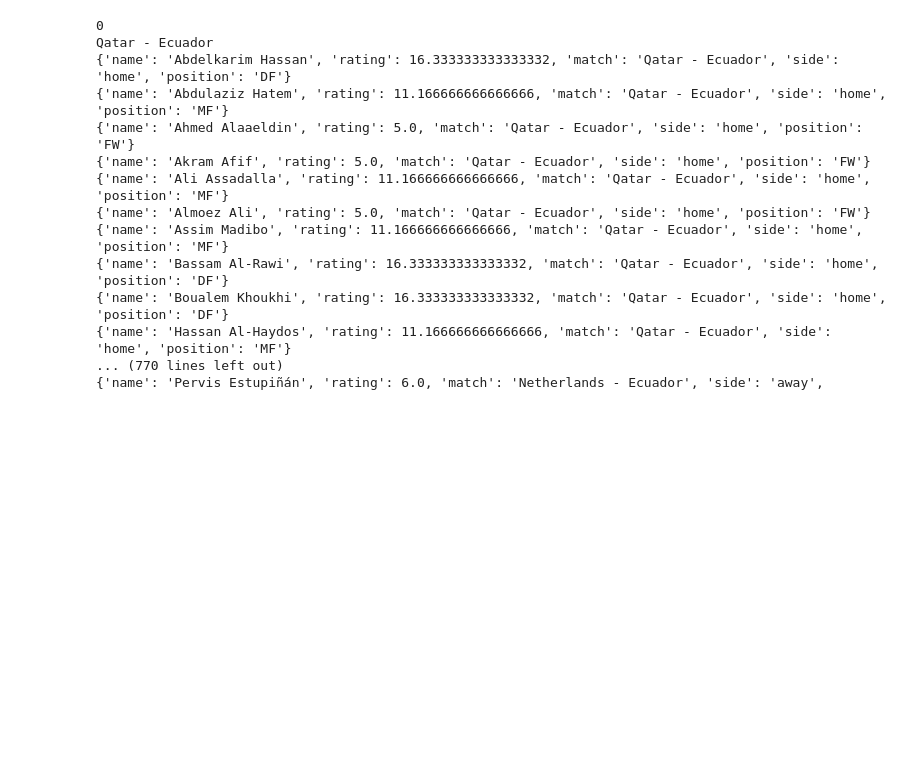
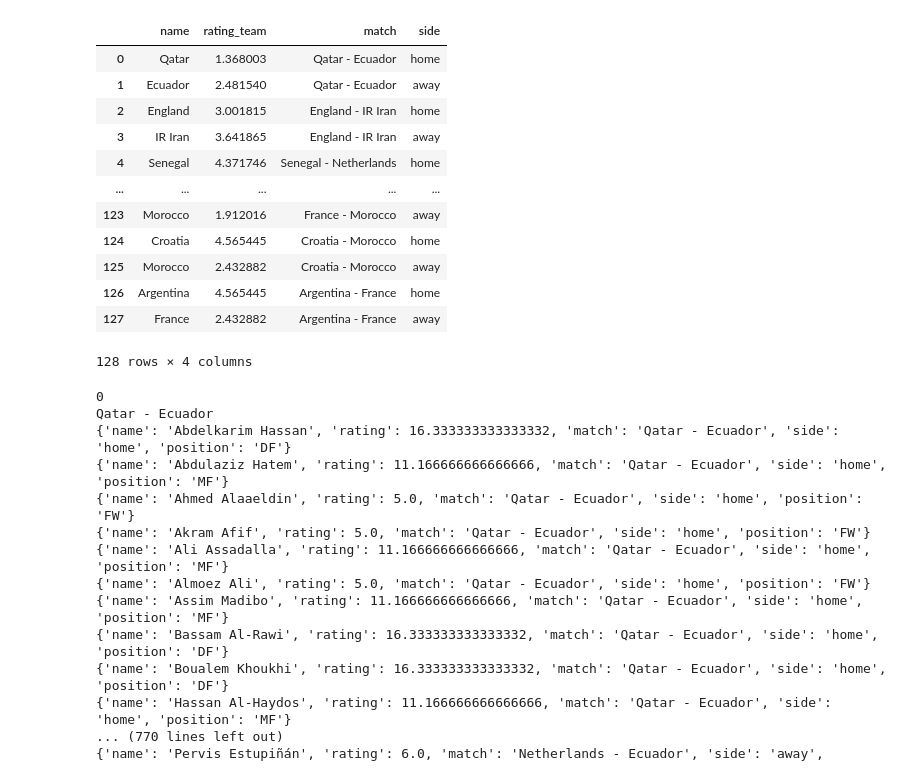
Before and after one commit to BroodjeBal69/VIS---Group-27, a Jupyter notebook: player_model.ipynb, the cells around one changed output. Cells and saved outputs as stored; diff of their text form; code cells hidden in the pictures; blank space fills up the shorter version.

```diff
--- a/player_model.ipynb
+++ b/player_model.ipynb
@@ -157,0 +212,8 @@ def AttackerRating(df, i, team):
+# %%
+from sklearn.preprocessing import MinMaxScaler
+df_rating_team = pd.DataFrame()
+TeamRating(df_match_data)
+df_rating_team.groupby('match')
+df_rating_team.set_index('match')
+scaler = MinMaxScaler(feature_range=(1,10))
+df_rating_team[['rating_team']] = scaler.fit_transform(df_rating_team[['rating_team']])
@@ -158,3 +255,19 @@ def AttackerRating(df, i, team):
+# %%
+df_rating_team
+# %% [output]
+|  | name | rating_team | match | side |
+| 0 | Qatar | 1.368003 | Qatar - Ecuador | home |
+| 1 | Ecuador | 2.481540 | Qatar - Ecuador | away |
+| 2 | England | 3.001815 | England - IR Iran | home |
+| 3 | IR Iran | 3.641865 | England - IR Iran | away |
+| 4 | Senegal | 4.371746 | Senegal - Netherlands | home |
+| ... | ... | ... | ... | ... |
+| 123 | Morocco | 1.912016 | France - Morocco | away |
+| 124 | Croatia | 4.565445 | Croatia - Morocco | home |
+| 125 | Morocco | 2.432882 | Croatia - Morocco | away |
+| 126 | Argentina | 4.565445 | Argentina - France | home |
+| 127 | France | 2.432882 | Argentina - France | away |
+128 rows × 4 columns
 # %%
 #Call function
 df_rating = pd.DataFrame()
```
Also changed, not shown: parts of 8 cells of this notebook, 2 other files.
